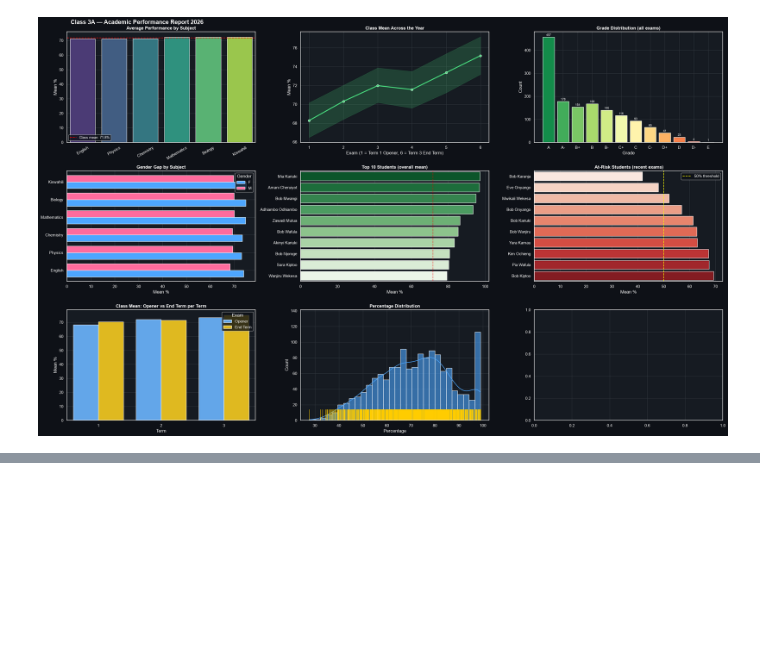
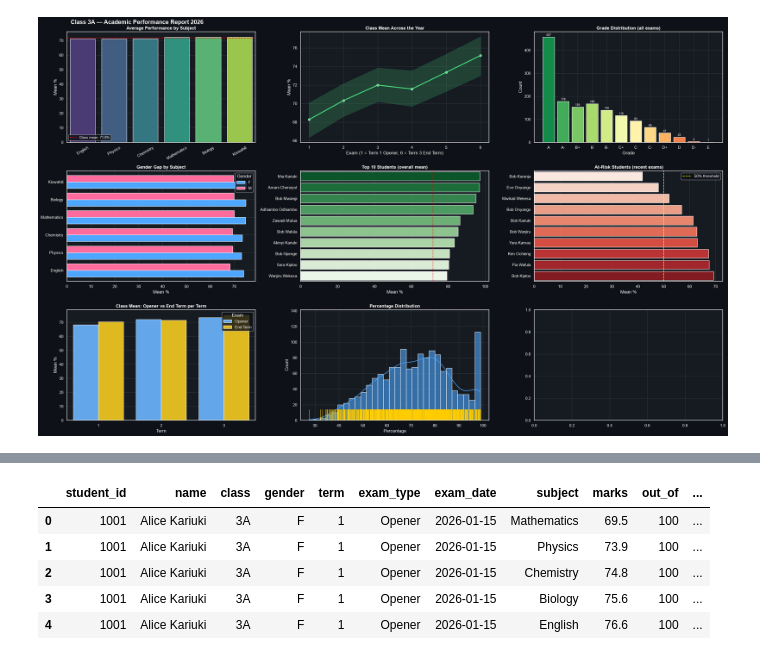
Before and after one commit to Tonny-corlazo/Elimu-Analytics, a Jupyter notebook: Untitled5.ipynb, the cells around one changed output, grey strips where cells are left out. Drawn from its saved outputs; the diff is of its cells as text; code cells hidden in the pictures; blank space fills up the shorter version.

```diff
--- a/Untitled5.ipynb
+++ b/Untitled5.ipynb
@@ -188,0 +212,9 @@ Passing `palette` without assigning `hue` is deprecated and will be removed in v
+# %%
+df.head()
+# %% [output]
+|  | student_id | name | class | gender | term | exam_type | exam_date | subject | marks | out_of | ... |
+| 0 | 1001 | Alice Kariuki | 3A | F | 1 | Opener | 2026-01-15 | Mathematics | 69.5 | 100 | ... |
+| 1 | 1001 | Alice Kariuki | 3A | F | 1 | Opener | 2026-01-15 | Physics | 73.9 | 100 | ... |
+| 2 | 1001 | Alice Kariuki | 3A | F | 1 | Opener | 2026-01-15 | Chemistry | 74.8 | 100 | ... |
+| 3 | 1001 | Alice Kariuki | 3A | F | 1 | Opener | 2026-01-15 | Biology | 75.6 | 100 | ... |
+| 4 | 1001 | Alice Kariuki | 3A | F | 1 | Opener | 2026-01-15 | English | 76.6 | 100 | ... |
```
Also changed, not shown: parts of 1 cell of this notebook, 28 other files.
